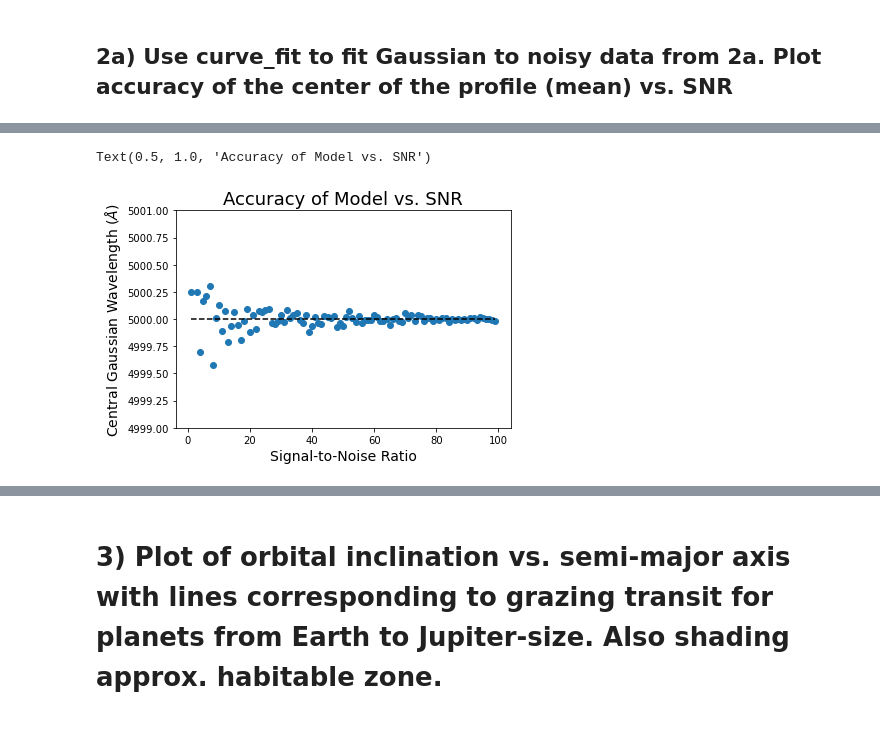
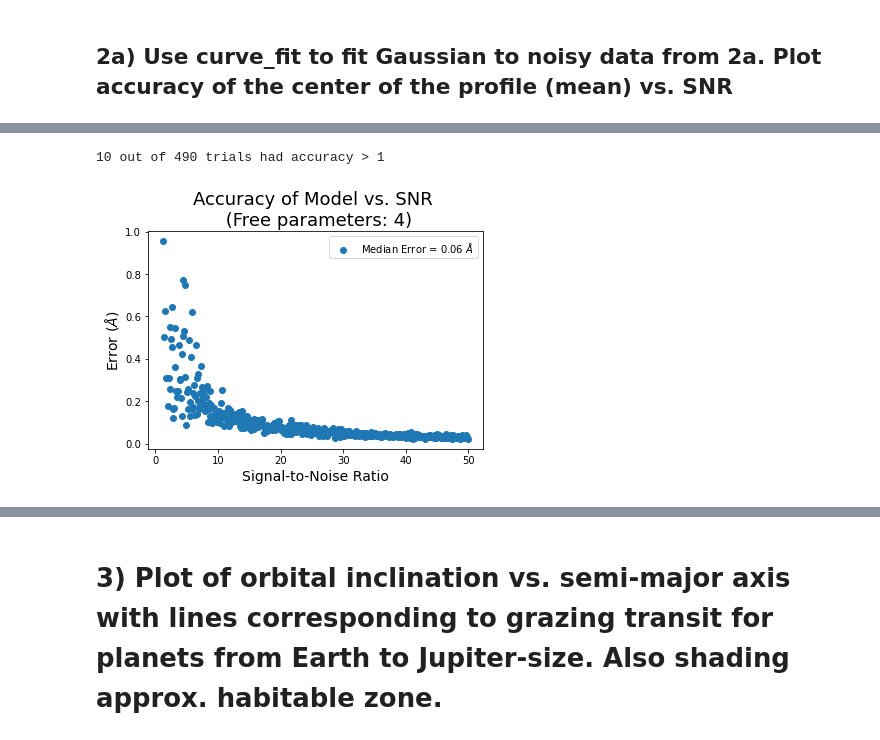
Before and after one commit to jlilly364/ASTR5490, a Jupyter notebook: HW3/PlanetsHW3.ipynb, the cells around one changed output, grey strips where cells are left out. Cells and saved outputs as stored; diff of their text form; code cells hidden in the pictures.

Commit message:
Finished Problem 2 of HW 3. Wrote new 'Function' outside of the main class in Spectra.Py and wrote function in MathTools.py to calculate non-relativistic Doppler shift

```diff
--- a/HW3/PlanetsHW3.ipynb
+++ b/HW3/PlanetsHW3.ipynb
@@ -116,23 +119,7 @@ accuracy_4 = SNR_4.GaussianModel(guesses,plot=True)
-# %%
-# Make list of SNRs and empty list of accuracies
-signals = np.arange(1,100,1)
-accuracies = []
-
-# Loop over many SNR cases to find relationship between accuracy vs. SNR
-for value in signals:
-    # Create instance of class for particular SNR
-    SNR = SpectralFeatures(5000.0,1.0,0.5,0.0,1.0,0.5,value)
-
-    # Calculate accuracy of model for particular SNR and add to list
-    accuracy = SNR.GaussianModel(guesses,plot=False)
-    accuracies.append(accuracy)
-
-plt.scatter(signals,accuracies)
-plt.ylim(4999.0,5001.0)
-plt.hlines(5000.0,np.min(signals),np.max(signals),linestyle='dashed')
-plt.xlabel('Signal-to-Noise Ratio',fontsize=14)
-plt.ylabel(r'Central Gaussian Wavelength ($\AA$)',fontsize=14)
-plt.title('Accuracy of Model vs. SNR',fontsize=18)
-# %% [output]
-Text(0.5, 1.0, 'Accuracy of Model vs. SNR')
-[figure, removed]
+# %%
+# Make list of SNRs and empty list of accuracies
+SNRs = np.arange(1,50,.1)
+Accuracy(4,SNRs)
+# %% [output]
+10 out of 490 trials had accuracy > 1
+[figure, added]
```
Also changed, not shown: parts of 20 cells of this notebook, 3 other files.
